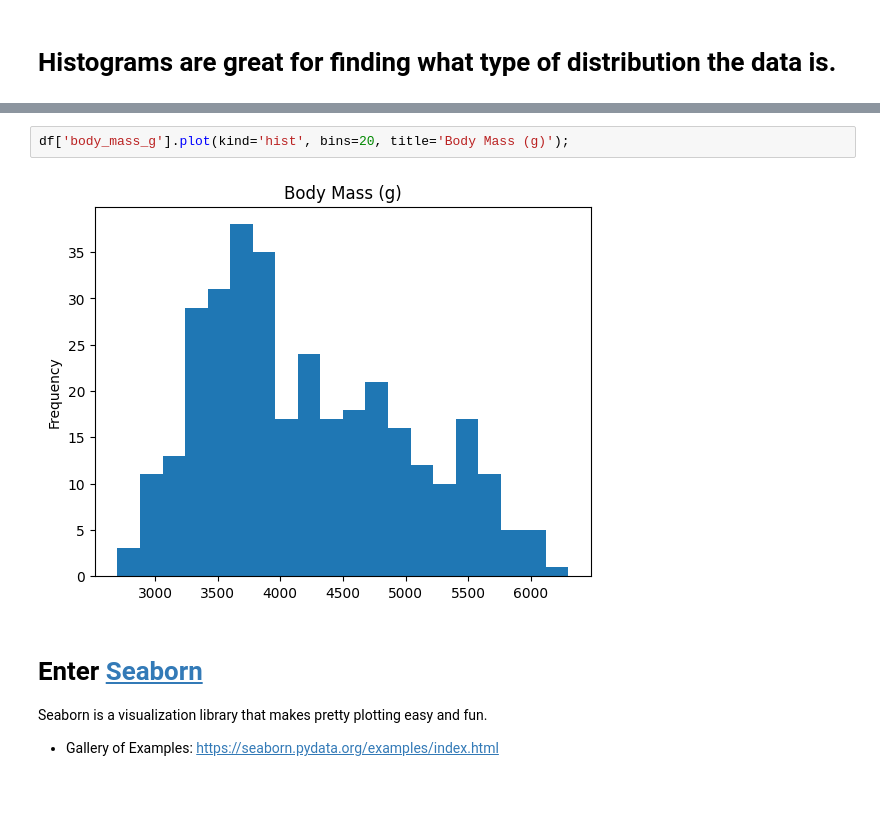
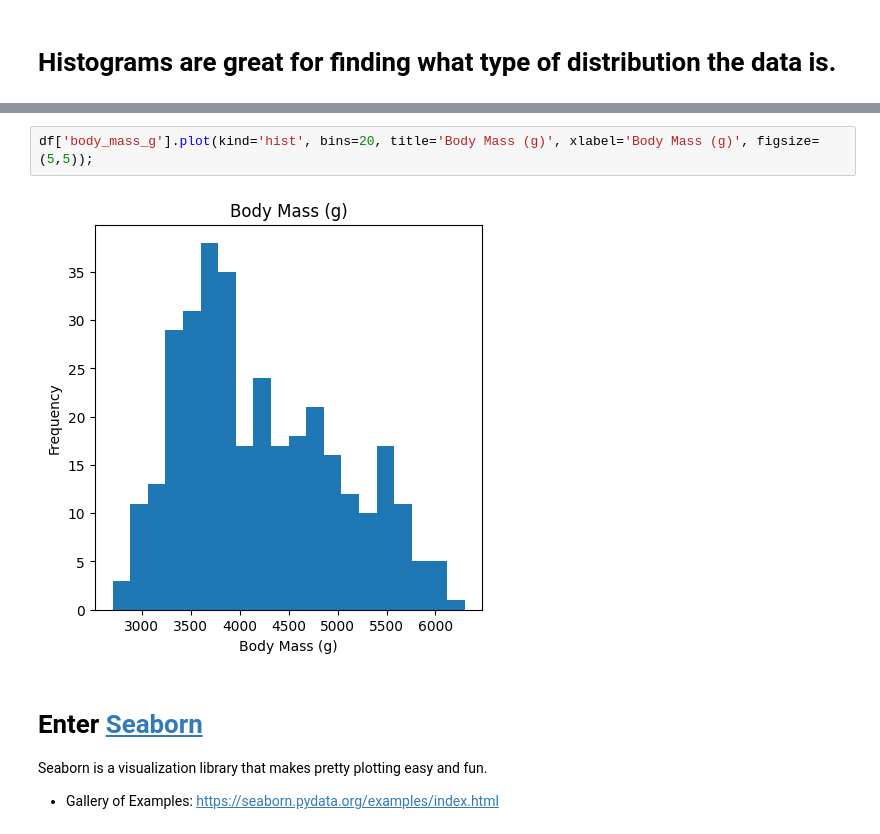
Before and after one commit to tsunar2002/ds-fall-2025-tue, a Jupyter notebook: Week-03-EDA-and-Dashboards/Lecture_penguins.ipynb, the cells around one changed output, grey strips where cells are left out. Cells and saved outputs as stored; diff of their text form; blank space fills up the shorter version.

```diff
--- a/Week-03-EDA-and-Dashboards/Lecture_penguins.ipynb
+++ b/Week-03-EDA-and-Dashboards/Lecture_penguins.ipynb
@@ -293,7 +288,7 @@ df[cols].plot(kind='hist', bins=20, subplots=True, figsize=(5,8),  sharex=False)
 # %%
-df['body_mass_g'].plot(kind='hist', bins=20, title='Body Mass (g)');
+df['body_mass_g'].plot(kind='hist', bins=20, title='Body Mass (g)', xlabel='Body Mass (g)', figsize=(5,5));
 # %% [output]
-[figure, old version]
+[figure, new version]
 # %% [markdown]
 # Enter [Seaborn](https://seaborn.pydata.org/)
 Seaborn is a visualization library that makes pretty plotting easy and fun.
```
Also changed, not shown: parts of 6 cells of this notebook.
